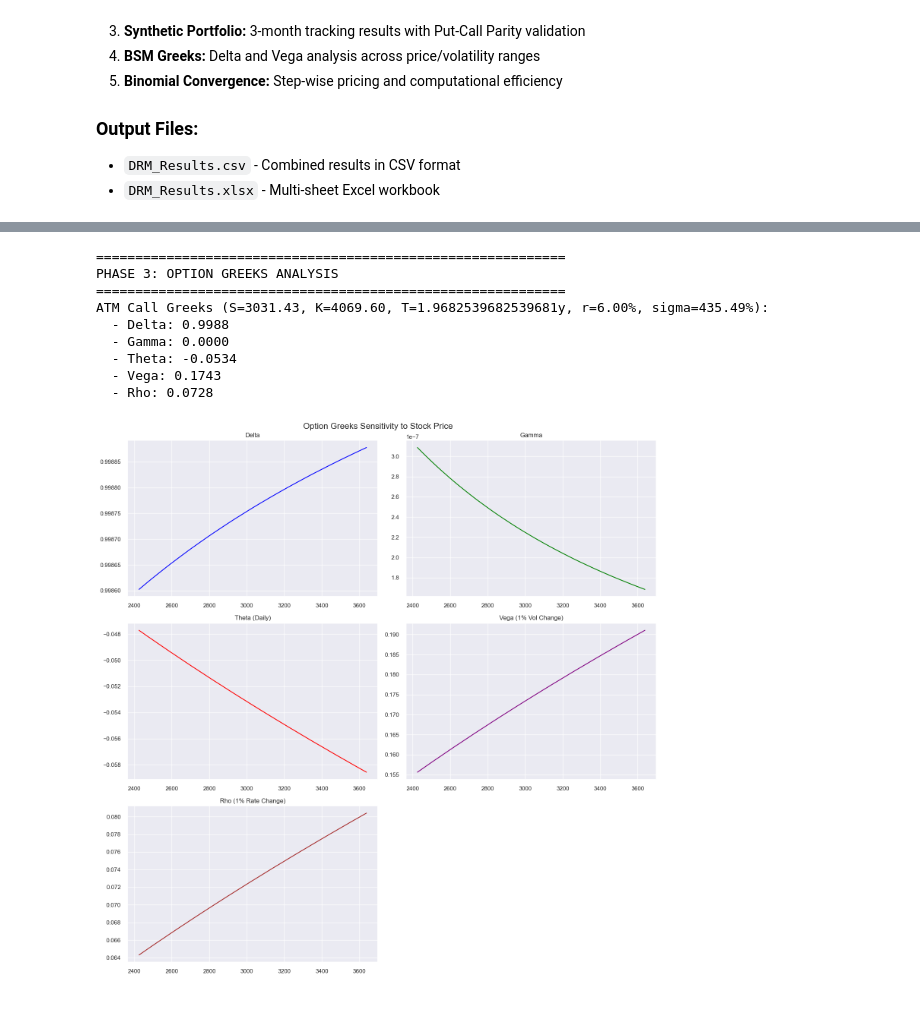
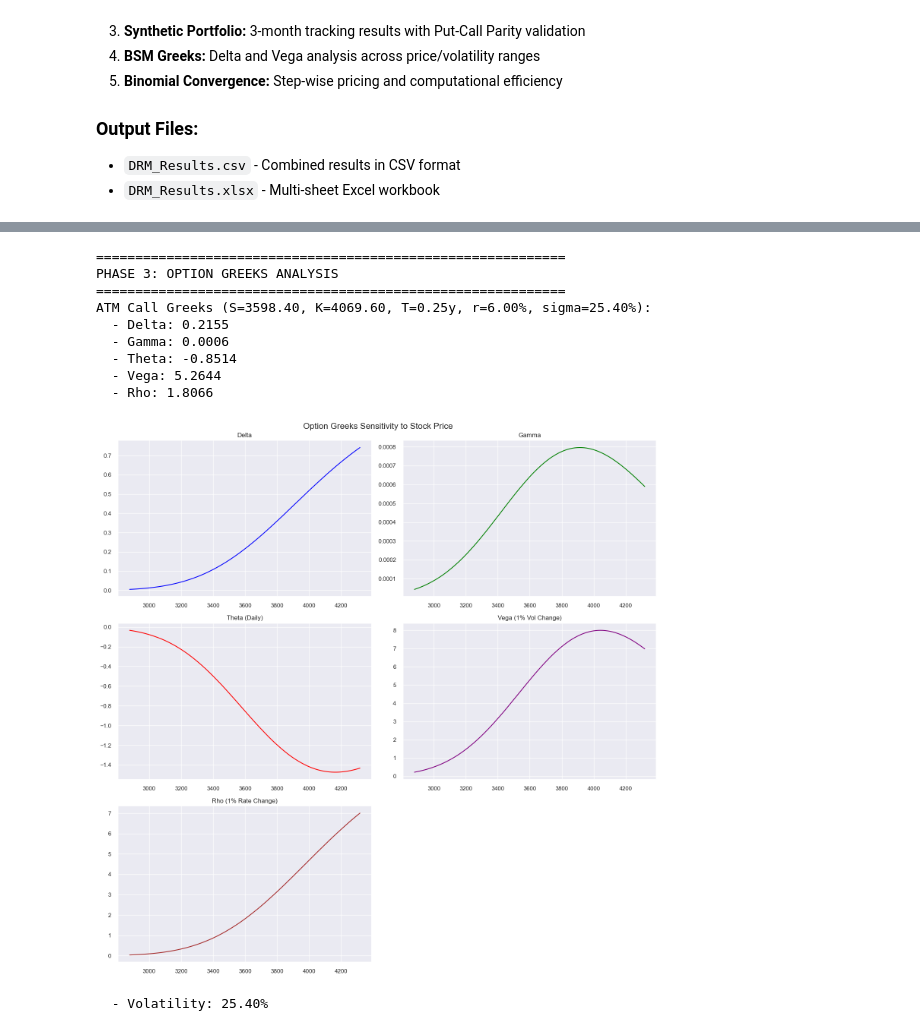
Before and after one commit to AmRitJain0442/DRM-GA, a Jupyter notebook: DRM_Project.ipynb, the cells around one changed output, grey strips where cells are left out. Saved outputs shown, nothing was run; the diff lists cells and outputs as text; code cells hidden in the pictures.

```diff
--- a/DRM_Project.ipynb
+++ b/DRM_Project.ipynb
@@ -1034,8 +1079,24 @@ if 'real_call_price' in locals() and real_call_price and real_put_price:
             sigma = sigma - diff / vega  # Newton-Raphson update
         return sigma
 
+    # Estimate implied vol from put price (Newton-Raphson for put)
+    def implied_vol_put(S, K, T, r, market_price, max_iter=100, tol=0.0001):
+        sigma = 0.3  # Initial guess
+        for i in range(max_iter):
+            price = bsm_price(S, K, T, r, sigma, 'put')
+            diff = price - market_price
+            if abs(diff) < tol:
+                return sigma
+            # Vega (derivative of price w.r.t. sigma) - same for call and put
+            d1 = (np.log(S / K) + (r + 0.5 * sigma ** 2) * T) / (sigma * np.sqrt(T))
+            vega = S * si.norm.pdf(d1) * np.sqrt(T)
+            if vega < 1e-10:
+                break
+            sigma = sigma - diff / vega  # Newton-Raphson update
+        return sigma
+
     iv_call = implied_vol_call(S_current, K_real, T_real, r, real_call_price)
-    iv_put = implied_vol_call(S_current, K_real, T_real, r, real_put_price)  # Approximate for put
+    iv_put = implied_vol_put(S_current, K_real, T_real, r, real_put_price)  # FIXED: Use put-specific function
 
     print(f"  Implied Volatility (from Call): {iv_call:.4f} ({iv_call*100:.2f}%)")
     print(f"  Implied Volatility (from Put): {iv_put:.4f} ({iv_put*100:.2f}%)")
@@ -1925,6 +2032,29 @@ Phase 4 Complete!
 print(f"\n{'=' * 60}")
 print(f"PHASE 3: OPTION GREEKS ANALYSIS")
 print(f"{'=' * 60}")
+
+# VOLATILITY SAFETY CHECK
+# Convert sigma to scalar if it's a Series or has .values attribute
+try:
+    if hasattr(sigma, 'iloc'):
+        sigma = float(sigma.iloc[0])
+    elif hasattr(sigma, 'values'):
+        sigma = float(sigma.values[0])
+    elif hasattr(sigma, '__len__') and not isinstance(sigma, str):
+        sigma = float(sigma[0])
+    else:
+        sigma = float(sigma)
+except:
+    sigma = float(sigma)
+
+if sigma > 1.0 or sigma < 0.05:
+    print(f"\n⚠️  Volatility verification failed: sigma={sigma:.6f}")
+    print(f"   Recalculating from daily returns...")
+    daily_vol = float(data['Close'].pct_change().dropna().std())
+    sigma = float(daily_vol * np.sqrt(252))
+    print(f"   ✓ Corrected sigma = {sigma:.6f} ({sigma*100:.2f}%)")
+
+sigma = float(sigma)  # Ensure sigma is float
 
 # 1. Calculate Greeks for ATM Option
 greeks_atm = bsm_greeks(S0, K, T_init, r, sigma, 'call')
@@ -1946,37 +2076,42 @@ fig.suptitle('Option Greeks Sensitivity to Stock Price', fontsize=16)
 
 axes[0, 0].plot(S_range, greeks_S['delta'], color='blue')
 axes[0, 0].set_title('Delta')
 axes[0, 0].grid(True)
 
 axes[0, 1].plot(S_range, greeks_S['gamma'], color='green')
 axes[0, 1].set_title('Gamma')
 axes[0, 1].grid(True)
 
 axes[1, 0].plot(S_range, greeks_S['theta'], color='red')
 axes[1, 0].set_title('Theta (Daily)')
 axes[1, 0].grid(True)
 
 axes[1, 1].plot(S_range, greeks_S['vega'], color='purple')
 axes[1, 1].set_title('Vega (1% Vol Change)')
 axes[1, 1].grid(True)
 
 axes[2, 0].plot(S_range, greeks_S['rho'], color='brown')
 axes[2, 0].set_title('Rho (1% Rate Change)')
 axes[2, 0].grid(True)
 
 # Hide empty subplot
 axes[2, 1].axis('off')
 
+plt.savefig(os.path.join('DRM_Output', '6_Greeks_Sensitivity_Analysis.png'), dpi=300, bbox_inches='tight')
 plt.tight_layout()
 plt.show()
+
+
+print(f"  - Volatility: {sigma:.2%}")
 # %% [output]
 ============================================================
 PHASE 3: OPTION GREEKS ANALYSIS
 ============================================================
-ATM Call Greeks (S=3031.43, K=4069.60, T=1.9682539682539681y, r=6.00%, sigma=435.49%):
-  - Delta: 0.9988
-  - Gamma: 0.0000
-  - Theta: -0.0534
-  - Vega: 0.1743
-  - Rho: 0.0728
+ATM Call Greeks (S=3598.40, K=4069.60, T=0.25y, r=6.00%, sigma=25.40%):
+  - Delta: 0.2155
+  - Gamma: 0.0006
+  - Theta: -0.8514
+  - Vega: 5.2644
+  - Rho: 1.8066
-[figure, old version]
+[figure, new version]
+  - Volatility: 25.40%
```
Also changed, not shown: parts of 7 cells of this notebook, 25 other files.
